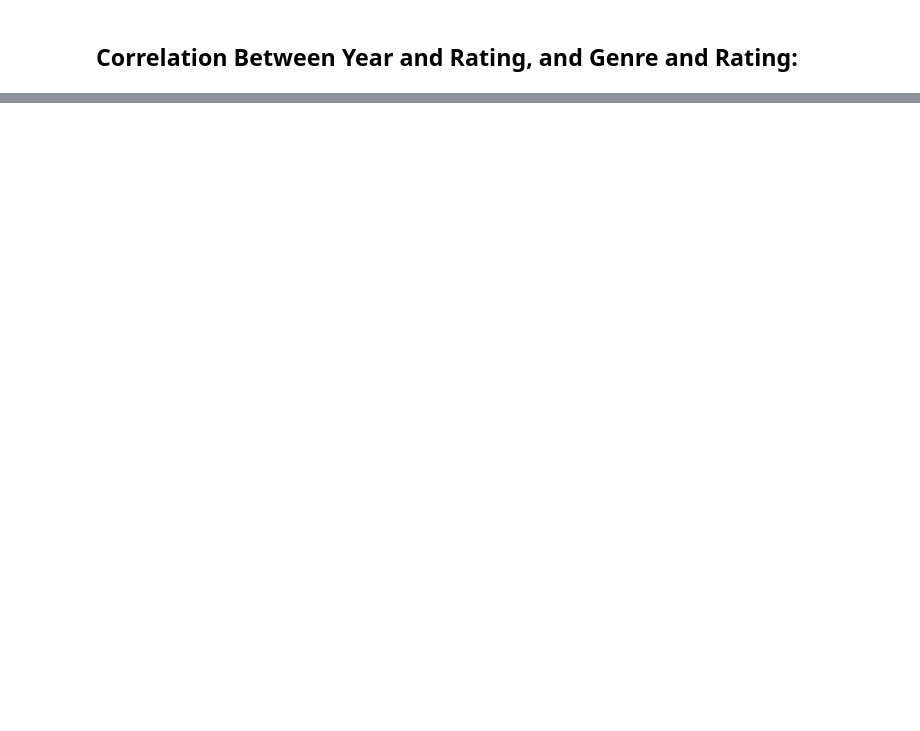
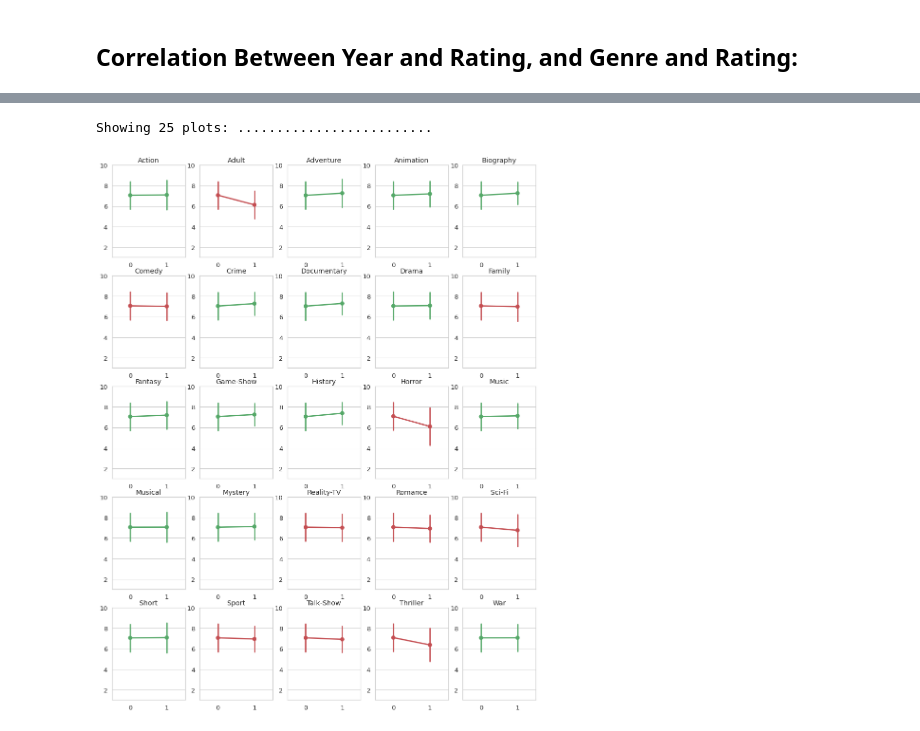
Before and after one commit to dash2927/ABCD, a Jupyter notebook: imdbEDA.ipynb, the cells around one changed output, grey strips where cells are left out. Saved outputs shown, nothing was run; the diff lists cells and outputs as text; code cells hidden in the pictures; blank space fills up the shorter version.

```diff
--- a/imdbEDA.ipynb
+++ b/imdbEDA.ipynb
@@ -302,0 +488,28 @@ SeaBorn Correlation Matrix as Heatmap
+# %%
+recent_df = new_df[new_df['startYear'] >= 2010]
+fig = plt.figure(figsize=(16, 25))
+n = 1
+l = len(genre_att[1:-1])
+min_rating = recent_df['averageRating'].min()
+max_rating = recent_df['averageRating'].max()
+print(f'Showing {l} plots:', end=' ')
+for ft in genre_att[1:-1]:
+    ax = fig.add_subplot(int(l/5)+1, 5, n)
+    mean_val_p, std_val_p = recent_df[recent_df[ft] == 1]['averageRating'].agg(['mean', 'std'])
+    mean_val_n, std_val_n = recent_df[recent_df[ft] == 0]['averageRating'].agg(['mean', 'std'])
+    if(mean_val_n < mean_val_p):
+        c = 'g'
+    elif(mean_val_n > mean_val_p):
+        c = 'r'
+    else:
+        c = 'k'
+    sns.pointplot(data = recent_df, x=ft, y='averageRating', ci='sd', color=c)
+    print('.', end='') # visual feedback to know progress
+    n+=1
+    plt.ylim([min_rating, max_rating])
+    plt.xlabel('')
+    plt.ylabel('')
+    plt.title(ft.replace('genre_', ''))
+# %% [output]
+Showing 25 plots: .........................
+[figure, added]
```
Also changed, not shown: parts of 24 cells of this notebook.
